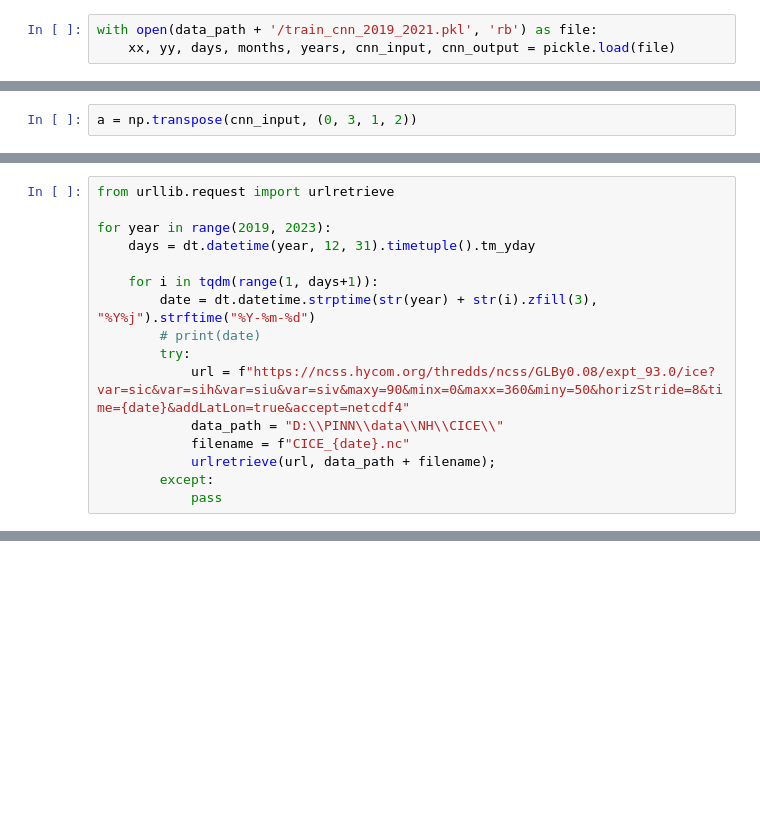
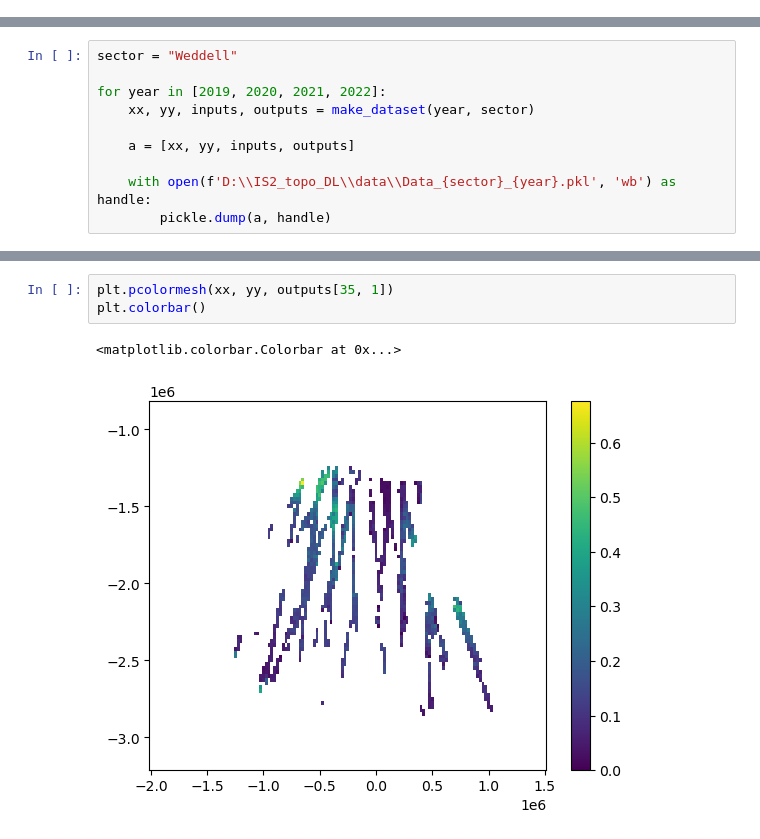
Before and after one commit to YoungHyunKoo/Seaice_topo_DL, a Jupyter notebook: Read_data.ipynb, the cells around one changed output, grey strips where cells are left out. Cells and saved outputs as stored; diff of their text form; blank space fills up the shorter version.

Commit message:
Read data

```diff
--- a/Read_data.ipynb
+++ b/Read_data.ipynb
@@ -897,3 +0,0 @@ plt.imshow(landmask)
-# %%
-with open(data_path + '/train_cnn_2019_2021.pkl', 'rb') as file:
-    xx, yy, days, months, years, cnn_input, cnn_output = pickle.load(file)
@@ -946,2 +0,0 @@ for year in [2019, 2020, 2021]:
-# %%
-a = np.transpose(cnn_input, (0, 3, 1, 2))
@@ -986,16 +0,0 @@ with f"https://ncss.hycom.org/thredds/ncss/GLBy0.08/expt_93.0/ice?var=sic&var=si
-# %%
-from urllib.request import urlretrieve
-
-for year in range(2019, 2023):
-    days = dt.datetime(year, 12, 31).timetuple().tm_yday
-
-    for i in tqdm(range(1, days+1)):
-        date = dt.datetime.strptime(str(year) + str(i).zfill(3), "%Y%j").strftime("%Y-%m-%d")
-        # print(date)
-        try:
-            url = f"https://ncss.hycom.org/thredds/ncss/GLBy0.08/expt_93.0/ice?var=sic&var=sih&var=siu&var=siv&maxy=90&minx=0&maxx=360&miny=50&horizStride=8&time={date}&addLatLon=true&accept=netcdf4"
-            data_path = "D:\\PINN\\data\\NH\\CICE\\"
-            filename = f"CICE_{date}.nc"
-            urlretrieve(url, data_path + filename);
-        except:
-            pass
@@ -1053,0 +40,10 @@ drwxr-xr-x  186 ftp      ftp             0 Jul 05 09:24 Core
+# %%
+sector = "Weddell"
+
+for year in [2019, 2020, 2021, 2022]:
+    xx, yy, inputs, outputs = make_dataset(year, sector)
+
+    a = [xx, yy, inputs, outputs]
+
+    with open(f'D:\\IS2_topo_DL\\data\\Data_{sector}_{year}.pkl', 'wb') as handle:
+        pickle.dump(a, handle)
@@ -1053,0 +84,6 @@ drwxr-xr-x  186 ftp      ftp             0 Jul 05 09:24 Core
+# %%
+plt.pcolormesh(xx, yy, outputs[35, 1])
+plt.colorbar()
+# %% [output]
+<matplotlib.colorbar.Colorbar at 0x...>
+[figure, added]
```
Also changed, not shown: parts of 93 cells of this notebook, 3 other files.
